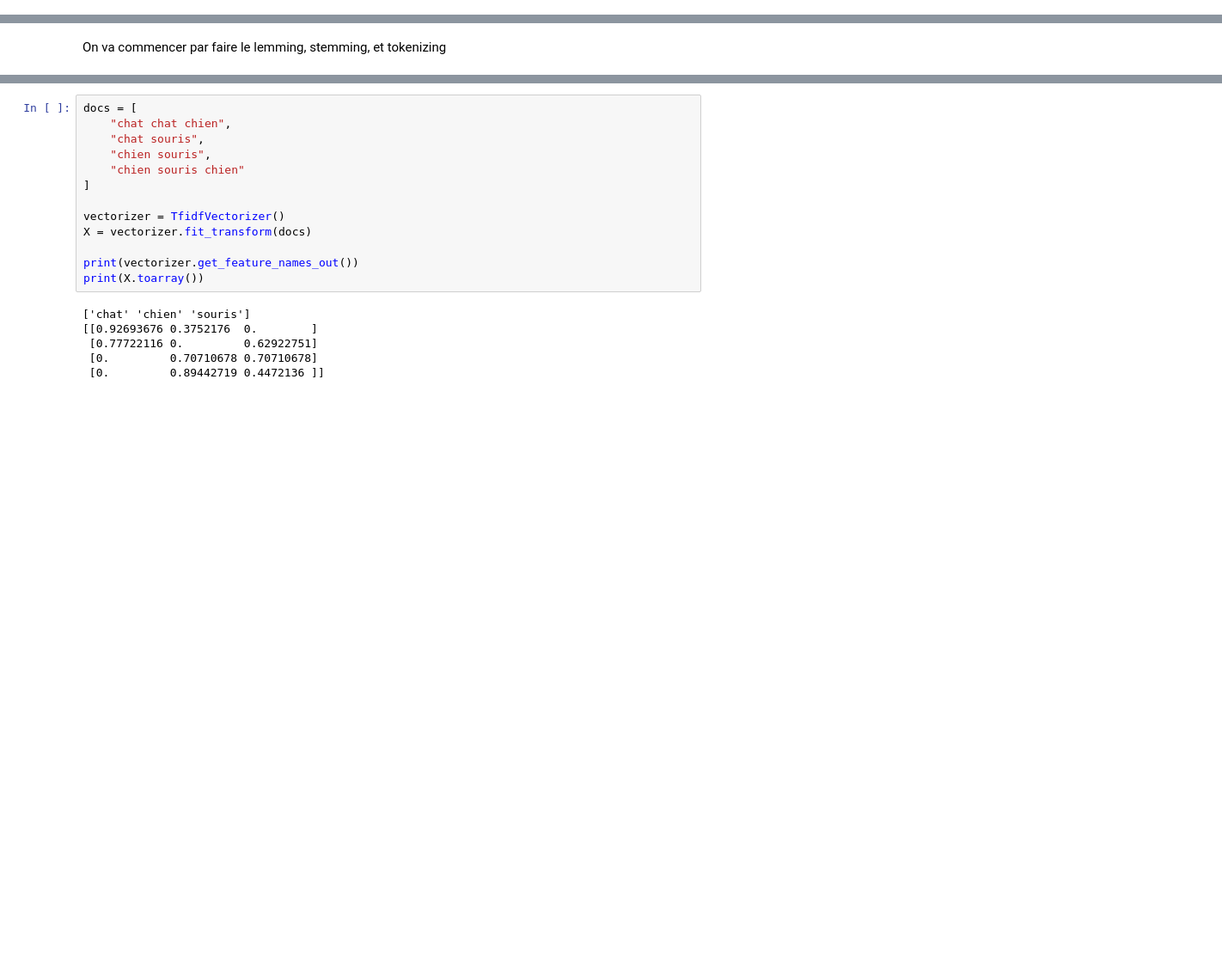
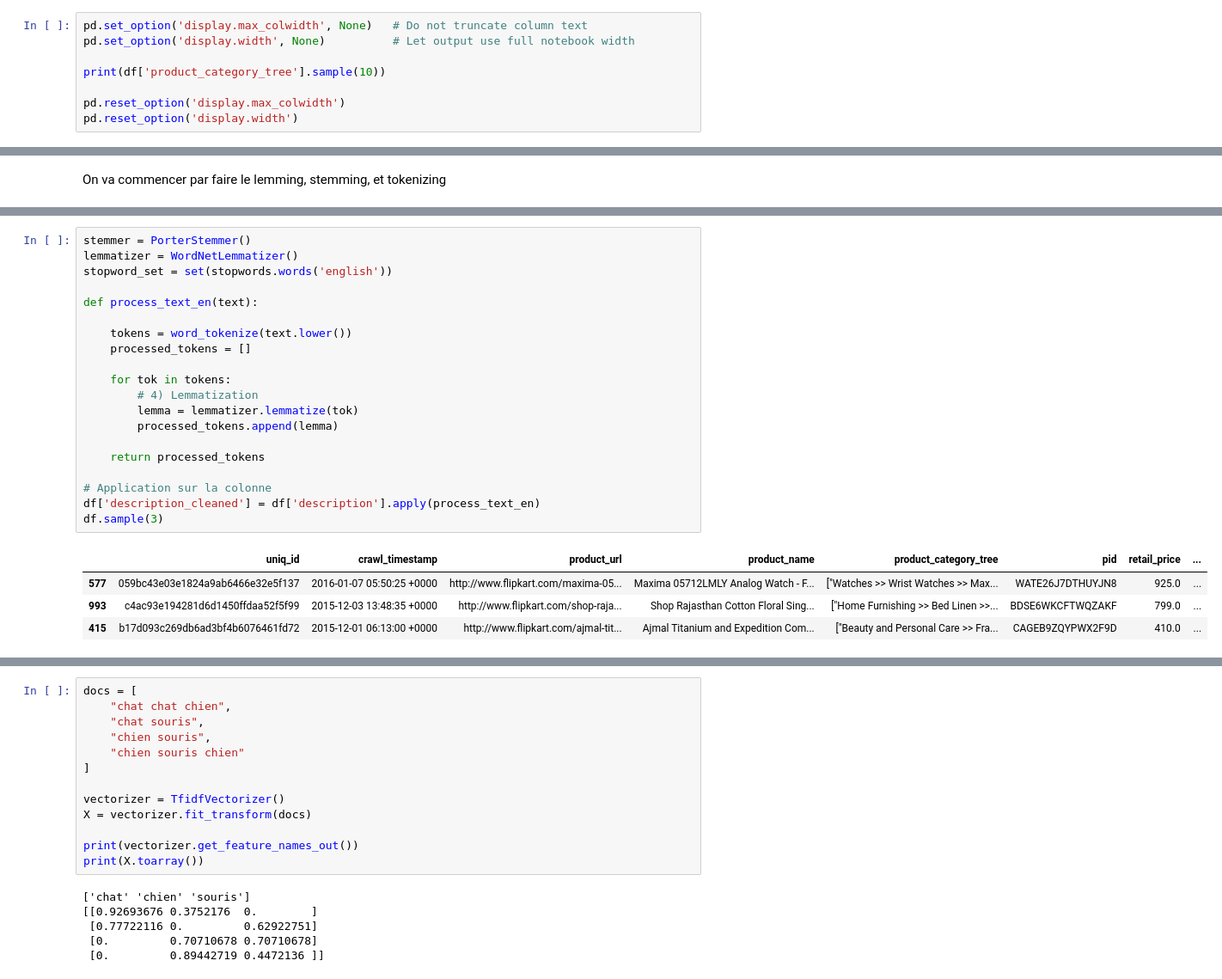
Before and after one commit to JeanProjets/Projet_6, a Jupyter notebook: Projet_6_feature_text.ipynb, the cells around one changed output, grey strips where cells are left out. Shown at 86% size. Drawn from its saved outputs; the diff is of its cells as text; blank space fills up the shorter version.

```diff
--- a/Projet_6_feature_text.ipynb
+++ b/Projet_6_feature_text.ipynb
@@ -161,0 +168,8 @@ df.sample(10)
+# %%
+pd.set_option('display.max_colwidth', None)   # Do not truncate column text
+pd.set_option('display.width', None)          # Let output use full notebook width
+
+print(df['product_category_tree'].sample(10))
+
+pd.reset_option('display.max_colwidth')
+pd.reset_option('display.width')
@@ -244,3 +215,28 @@ df.sample(3)
+# %%
+stemmer = PorterStemmer()
+lemmatizer = WordNetLemmatizer()
+stopword_set = set(stopwords.words('english'))
+
+def process_text_en(text):
+
+    tokens = word_tokenize(text.lower())
+    processed_tokens = []
+
+    for tok in tokens:
+        # 4) Lemmatization
+        lemma = lemmatizer.lemmatize(tok)
+        processed_tokens.append(lemma)
+
+    return processed_tokens
+
+# Application sur la colonne
+df['description_cleaned'] = df['description'].apply(process_text_en)
+df.sample(3)
+# %% [output]
+|  | uniq_id | crawl_timestamp | product_url | product_name | product_category_tree | pid | retail_price | ... |
+| 577 | 059bc43e03e1824a9ab6466e32e5f137 | 2016-01-07 05:50:25 +0000 | http://www.flipkart.com/maxima-05... | Maxima 05712LMLY Analog Watch - F... | ["Watches >> Wrist Watches >> Max... | WATE26J7DTHUYJN8 | 925.0 | ... |
+| 993 | c4ac93e194281d6d1450ffdaa52f5f99 | 2015-12-03 13:48:35 +0000 | http://www.flipkart.com/shop-raja... | Shop Rajasthan Cotton Floral Sing... | ["Home Furnishing >> Bed Linen >>... | BDSE6WKCFTWQZAKF | 799.0 | ... |
+| 415 | b17d093c269db6ad3bf4b6076461fd72 | 2015-12-01 06:13:00 +0000 | http://www.flipkart.com/ajmal-tit... | Ajmal Titanium and Expedition Com... | ["Beauty and Personal Care >> Fra... | CAGEB9ZQYPWX2F9D | 410.0 | ... |
 # %%
 df['description_cleaned'][0]
 # %% [output]
```
Also changed, not shown: parts of 26 cells of this notebook.
